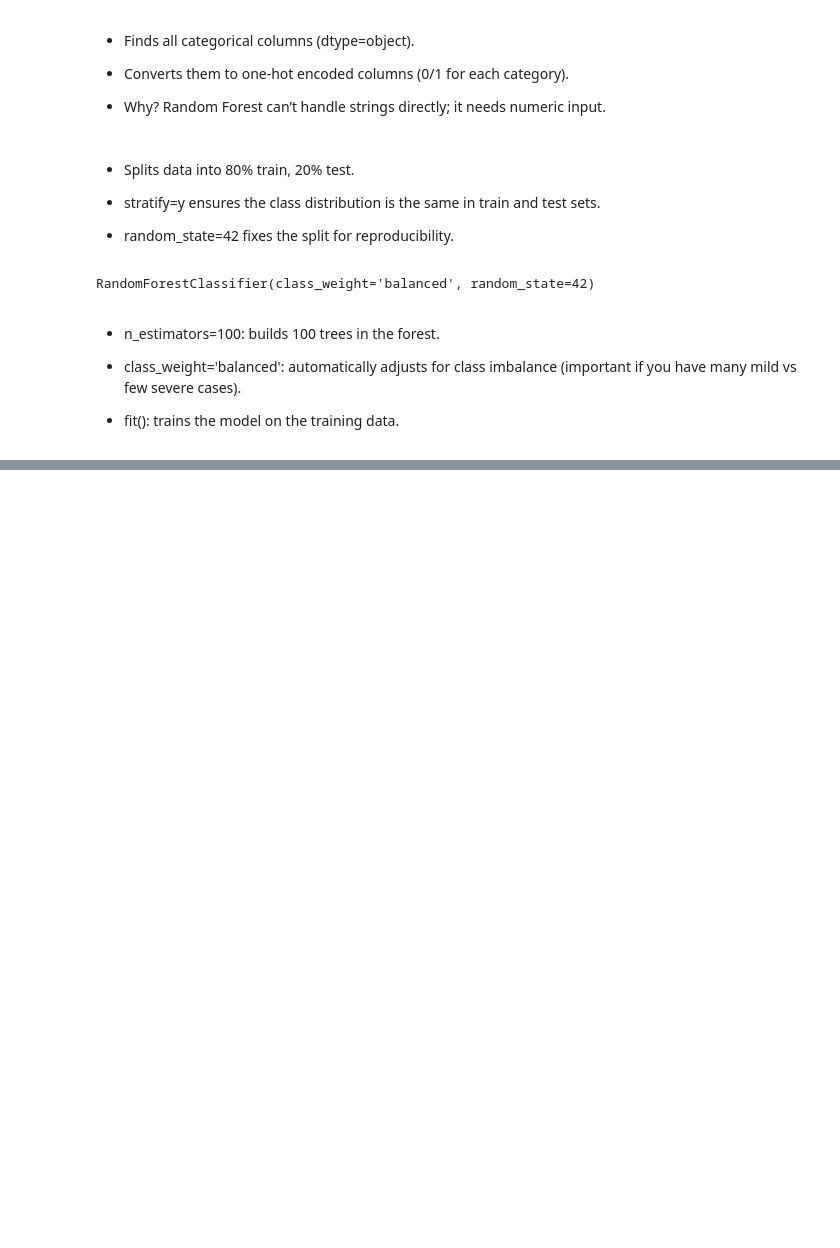
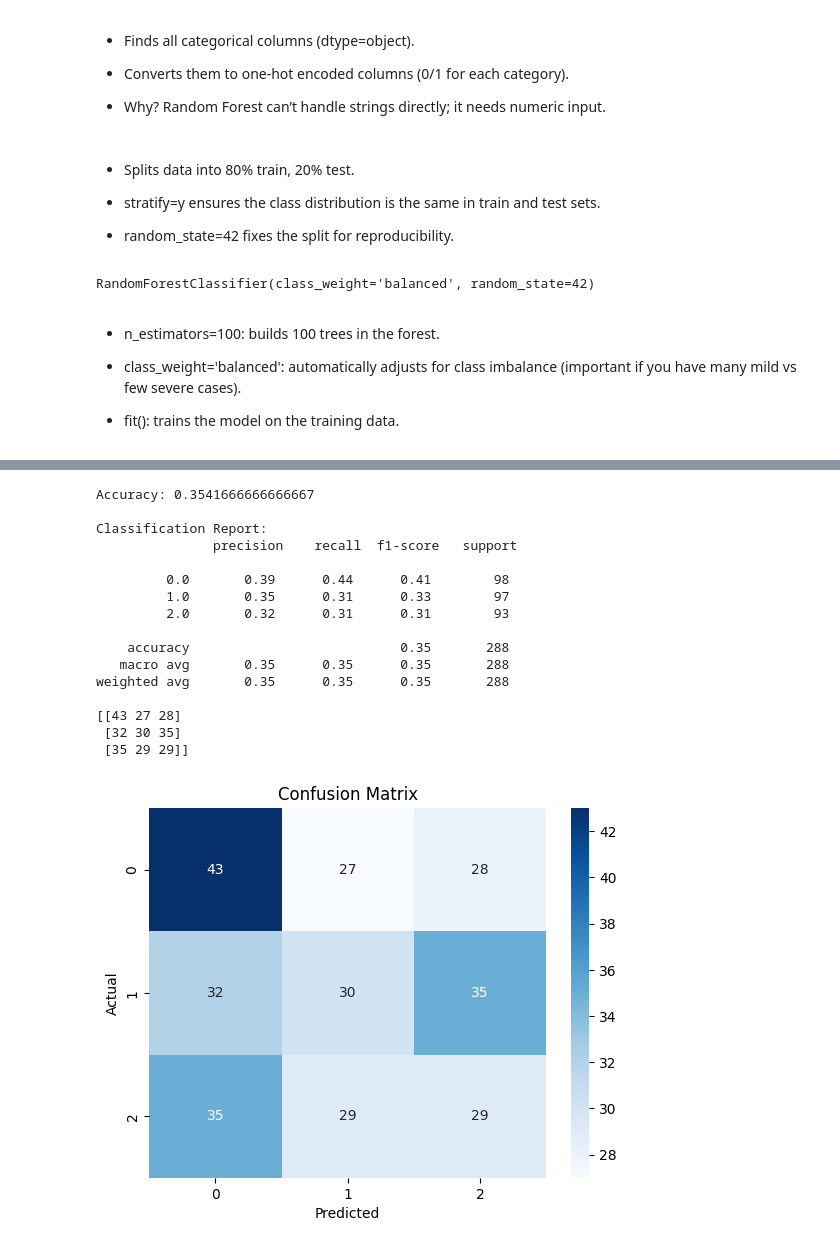
Before and after one commit to Rose1509/Drug_Labels_and_SideEffects, a Jupyter notebook: Drug Labels and Side Effects Analysis.ipynb, the cells around one changed output, grey strips where cells are left out. Drawn from its saved outputs; the diff is of its cells as text; code cells hidden in the pictures; blank space fills up the shorter version.

```diff
--- a/Drug Labels and Side effect.ipynb
+++ b/Drug Labels and Side Effects Analysis.ipynb
@@ -834,0 +1110,18 @@ plt.show()
+# %%
+# Embedded method (feature importance)
+model = RandomForestClassifier()
+model.fit(X, y)
+
+importances = model.feature_importances_
+feature_importance_df = pd.DataFrame({'Feature': X.columns, 'Importance': importances})
+feature_importance_df.sort_values(by='Importance', ascending=False, inplace=True)
+print(feature_importance_df.head(10))
+
+# Select features with importance > 0.01
+selected_features = feature_importance_df[feature_importance_df['Importance'] > 0.01]['Feature'].tolist()
+
+# Create final X for training
+X_final = X[selected_features]
+
+print("Selected Features for X_train:", selected_features)
+print("Shape of X_final:", X_final.shape)
@@ -834,0 +1170,50 @@ plt.show()
+# %%
+X_train, X_test, y_train, y_test = train_test_split(
+    X_final, y,
+    test_size=0.2,
+    random_state=42,
+    stratify=y
+)
+
+model = RandomForestClassifier(
+    n_estimators=100,
+    random_state=42,
+    class_weight='balanced'
+)
+model.fit(X_train, y_train)
+
+y_pred = model.predict(X_test)
+
+print("Accuracy:", accuracy_score(y_test, y_pred))
+print("\nClassification Report:\n", classification_report(y_test, y_pred))
+
+from sklearn.metrics import confusion_matrix
+
+cm = confusion_matrix(y_test, y_pred)
+print(cm)
+
+labels = [0, 1, 2]
+cm = confusion_matrix(y_test, y_pred, labels=labels)
+sns.heatmap(cm, annot=True, fmt='d', cmap='Blues', xticklabels=labels, yticklabels=labels)
+plt.xlabel("Predicted")
+plt.ylabel("Actual")
+plt.title("Confusion Matrix")
+plt.show()
+# %% [output]
+Accuracy: 0.3541666666666667
+
+Classification Report:
+               precision    recall  f1-score   support
+
+         0.0       0.39      0.44      0.41        98
+         1.0       0.35      0.31      0.33        97
+         2.0       0.32      0.31      0.31        93
+
+    accuracy                           0.35       288
+   macro avg       0.35      0.35      0.35       288
+weighted avg       0.35      0.35      0.35       288
+
+[[43 27 28]
+ [32 30 35]
+ [35 29 29]]
+[figure, added]
```
Also changed, not shown: parts of 36 cells of this notebook.
